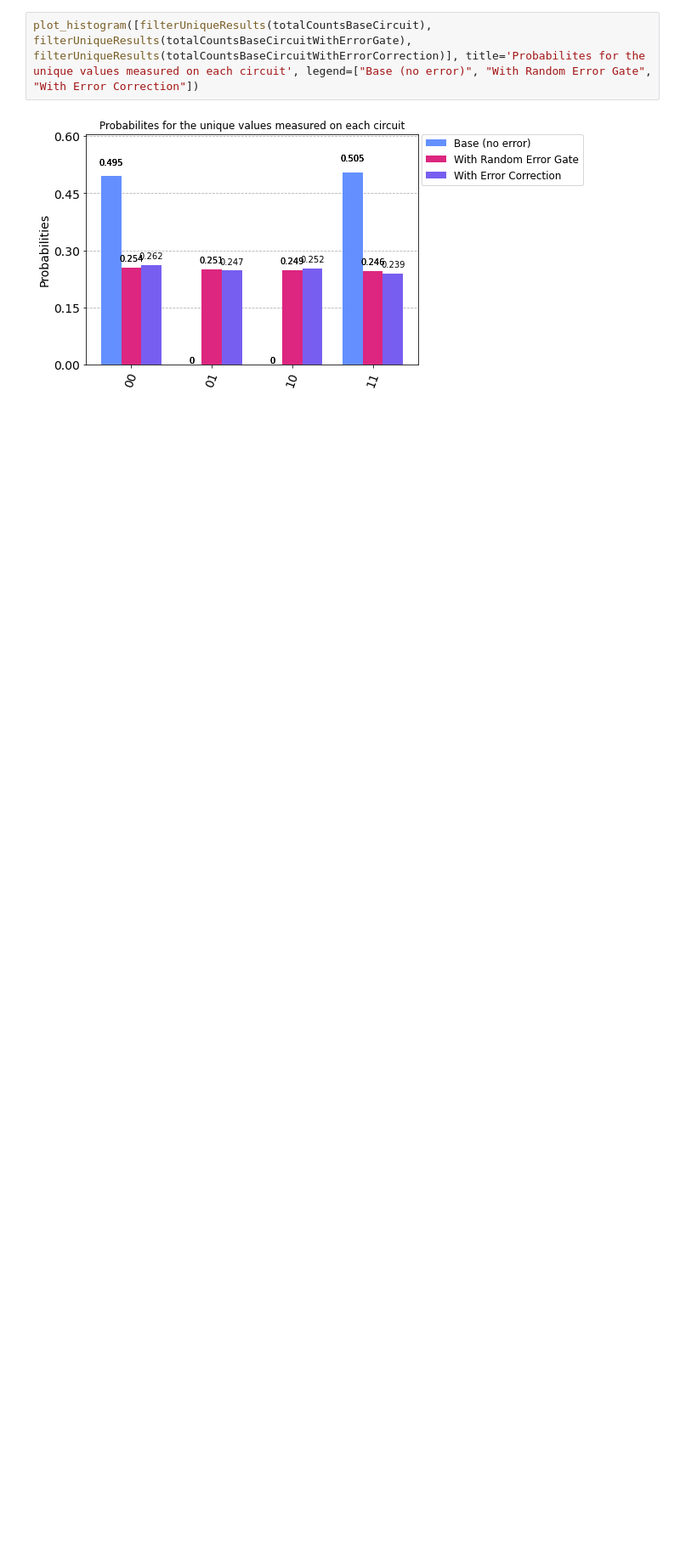
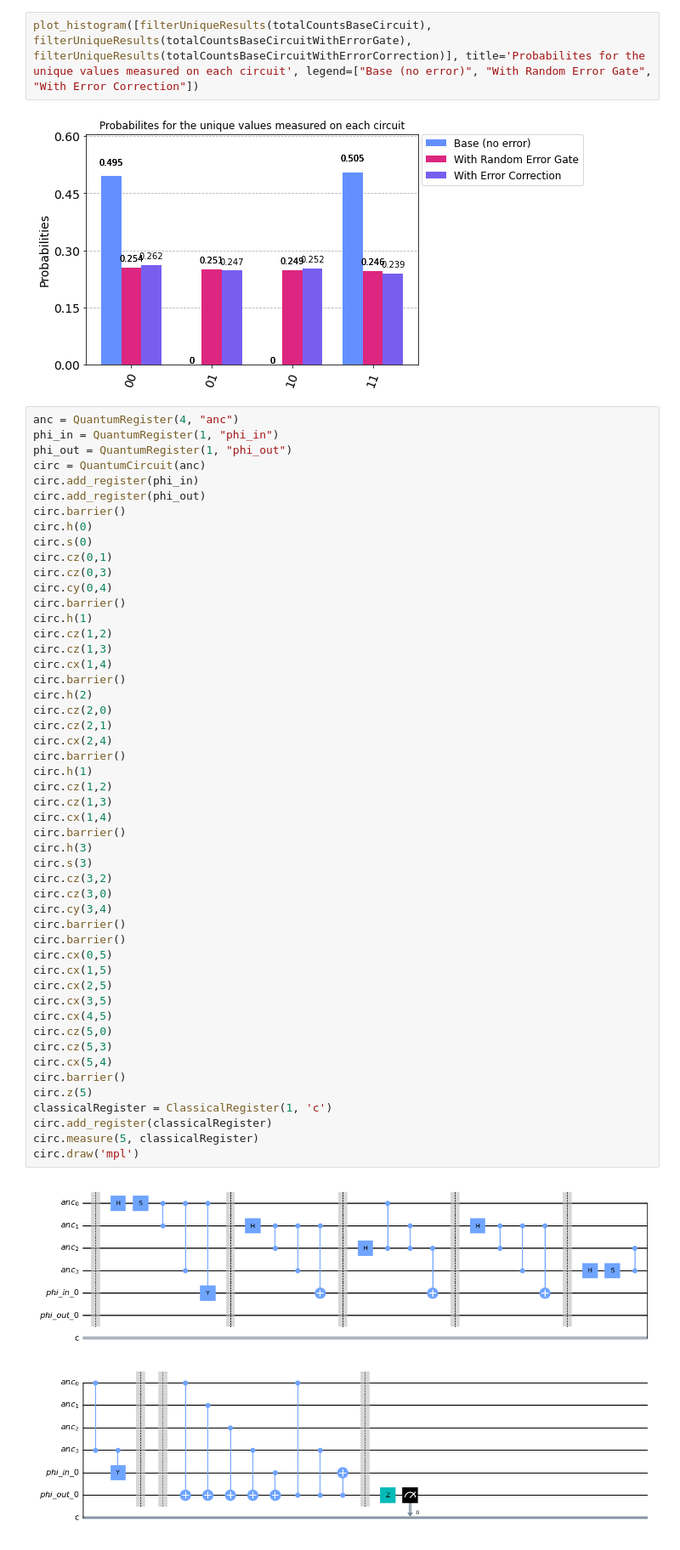
Before and after one commit to iamtxena/upc-quantum-postgraduate, a Jupyter notebook: quantum-error-correction/qosf-five-code-error-correction.ipynb, the cells around one changed output. Shown at 85% size. Saved outputs shown, nothing was run; the diff lists cells and outputs as text; blank space fills up the shorter version.

```diff
--- a/quantum-error-correction/qosf-five-code-error-correction.ipynb
+++ b/quantum-error-correction/qosf-five-code-error-correction.ipynb
@@ -456,3 +458,55 @@ def filterUniqueResults(simulationResultCounts):
 plot_histogram([filterUniqueResults(totalCountsBaseCircuit), filterUniqueResults(totalCountsBaseCircuitWithErrorGate), filterUniqueResults(totalCountsBaseCircuitWithErrorCorrection)], title='Probabilites for the unique values measured on each circuit', legend=["Base (no error)", "With Random Error Gate", "With Error Correction"])
 # %% [output]
 [figure]
+# %%
+anc = QuantumRegister(4, "anc")
+phi_in = QuantumRegister(1, "phi_in")
+phi_out = QuantumRegister(1, "phi_out")
+circ = QuantumCircuit(anc)
+circ.add_register(phi_in)
+circ.add_register(phi_out)
+circ.barrier()
+circ.h(0)
+circ.s(0)
+circ.cz(0,1)
+circ.cz(0,3)
+circ.cy(0,4)
+circ.barrier()
+circ.h(1)
+circ.cz(1,2)
+circ.cz(1,3)
+circ.cx(1,4)
+circ.barrier()
+circ.h(2)
+circ.cz(2,0)
+circ.cz(2,1)
+circ.cx(2,4)
+circ.barrier()
+circ.h(1)
+circ.cz(1,2)
+circ.cz(1,3)
+circ.cx(1,4)
+circ.barrier()
+circ.h(3)
+circ.s(3)
+circ.cz(3,2)
+circ.cz(3,0)
+circ.cy(3,4)
+circ.barrier()
+circ.barrier()
+circ.cx(0,5)
+circ.cx(1,5)
+circ.cx(2,5)
+circ.cx(3,5)
+circ.cx(4,5)
+circ.cz(5,0)
+circ.cz(5,3)
+circ.cx(5,4)
+circ.barrier()
+circ.z(5)
+classicalRegister = ClassicalRegister(1, 'c')
+circ.add_register(classicalRegister)
+circ.measure(5, classicalRegister)
+circ.draw('mpl')
+# %% [output]
+[figure, added]
```
Also changed, not shown: parts of 6 cells of this notebook, 5 other files.
